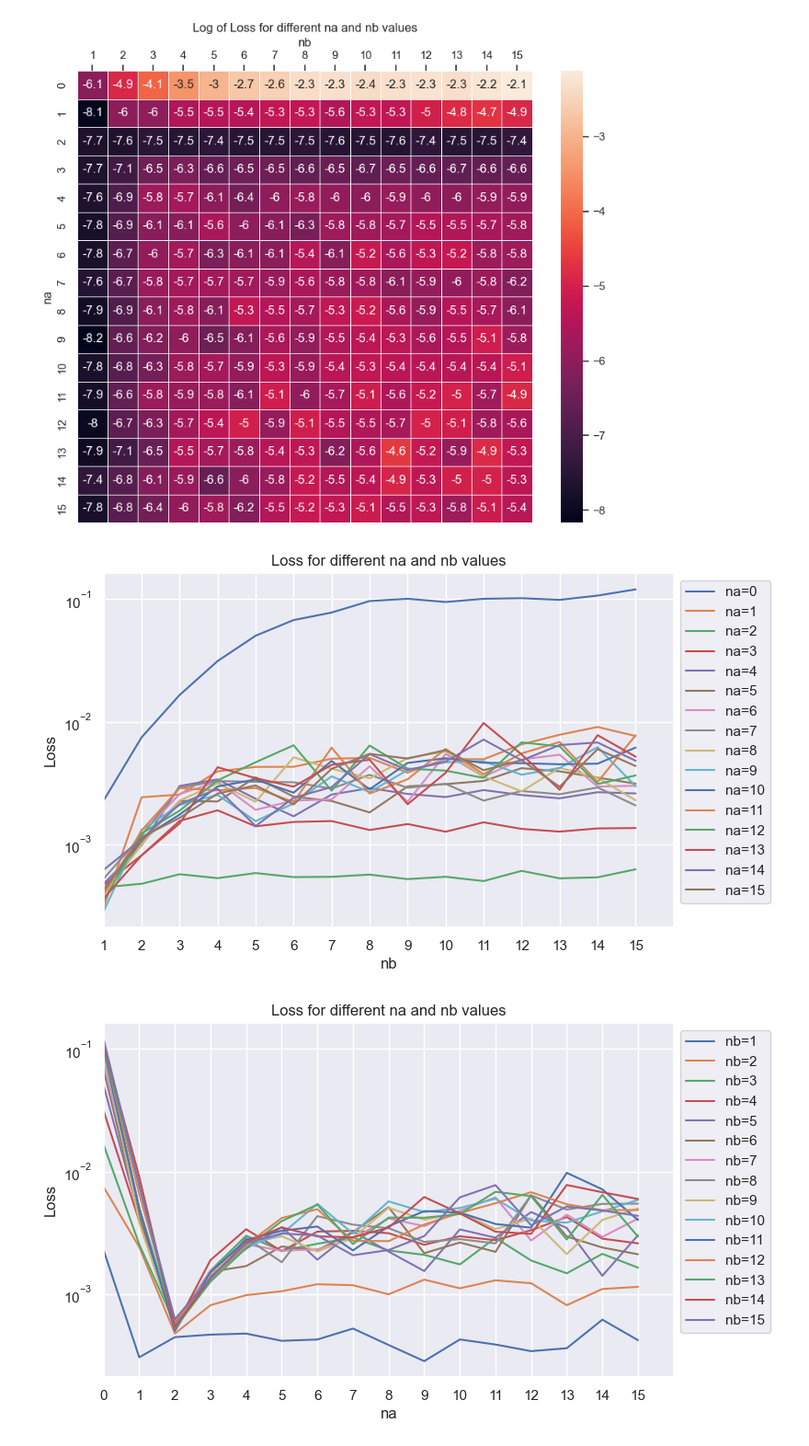
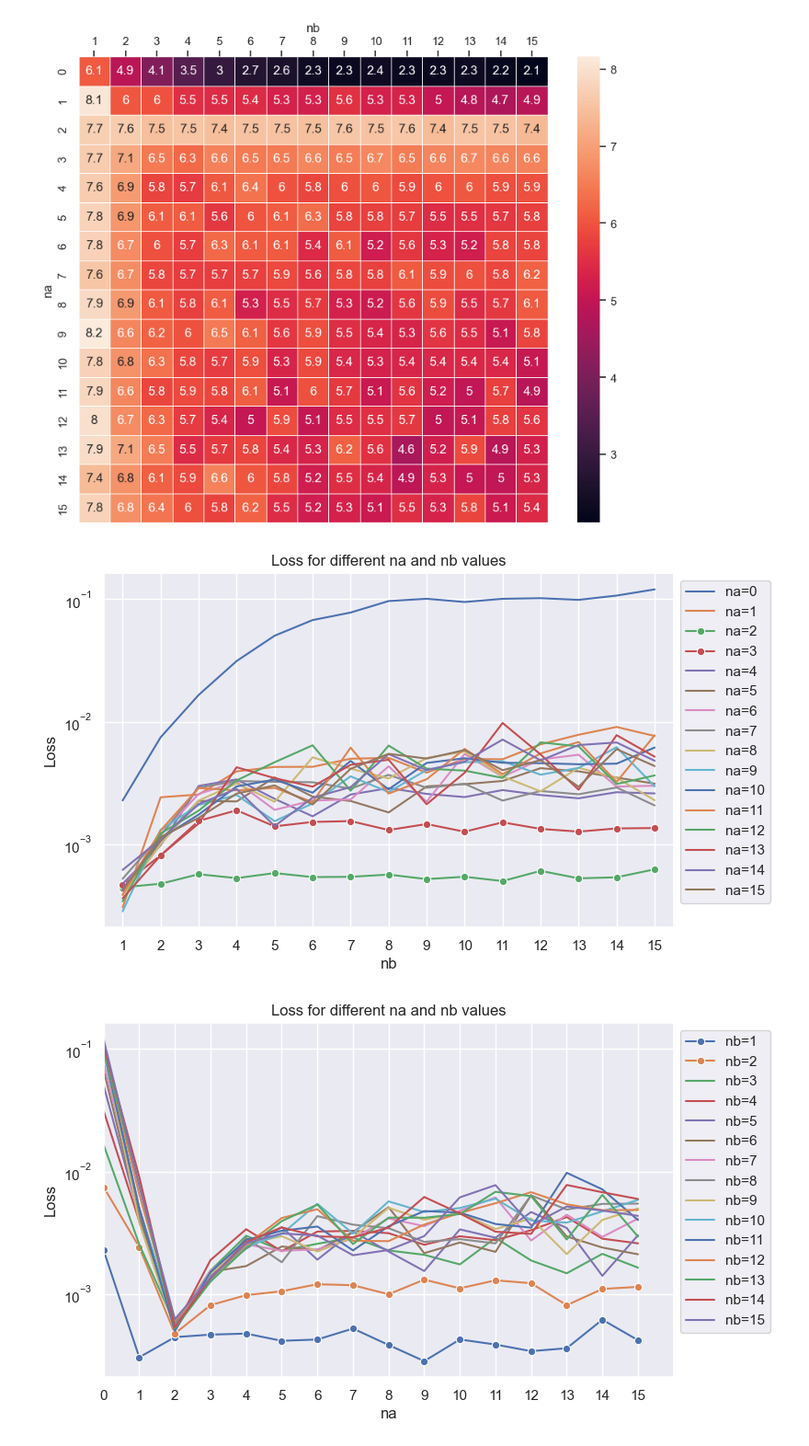
Before and after one commit to GerbenBeintema/gym-unbalanced-disk, a Jupyter notebook: OptimalNarx.ipynb, the cells around one changed output. Shown at 92% size. Drawn from its saved outputs; the diff is of its cells as text; code cells hidden in the pictures.

```diff
--- a/OptimalNarx.ipynb
+++ b/OptimalNarx.ipynb
@@ -66,21 +66,21 @@ array([[0.00228333, 0.00747936, 0.01655008, 0.03130289, 0.05035714,
 import seaborn as sns
 # %%
 sns.set(rc={'figure.figsize': (10, 8)})
-ax = sns.heatmap(np.log(store_loss), annot=True, linewidths=.5)
+ax = sns.heatmap(-np.log(store_loss), annot=True, linewidths=.5)
 ax.set(xlabel='nb', ylabel='na')
 ax.set_xticklabels(np.arange(1, 16))
-ax.set_title('Log of Loss for different na and nb values')
+#ax.set_title('Log of Loss for different na and nb values')
 ax.xaxis.set_ticks_position('top')
 ax.xaxis.set_label_position('top')
 # %% [output]
-[figure, old version]
+[figure, new version]
 # %%
 sns.set(rc={'figure.figsize': (8, 5)})
 x = np.arange(1, 16)
 sns.lineplot(x=x, y=store_loss[0, :], label='na=0')
 sns.lineplot(x=x, y=store_loss[1, :], label='na=1')
-sns.lineplot(x=x, y=store_loss[2, :], label='na=2')
-sns.lineplot(x=x, y=store_loss[3, :], label='na=3')
+sns.lineplot(x=x, y=store_loss[2, :], label='na=2', marker='o')
+sns.lineplot(x=x, y=store_loss[3, :], label='na=3', marker='o')
 sns.lineplot(x=x, y=store_loss[4, :], label='na=4')
 sns.lineplot(x=x, y=store_loss[5, :], label='na=5')
 sns.lineplot(x=x, y=store_loss[6, :], label='na=6')
@@ -99,9 +99,9 @@ plt.ylabel('Loss')
 plt.title('Loss for different na and nb values')
 plt.legend(bbox_to_anchor=(1, 1))
 plt.xticks(np.arange(1, 16))
-plt.xlim(1, 16)
+plt.xlim(0.5, 15.5)
 plt.show()
 # %% [output]
-[figure, old version]
+[figure, new version]
 # %%
 x = np.arange(0, 16)
```
Also changed, not shown: parts of 1 cell of this notebook, 7 other files.
